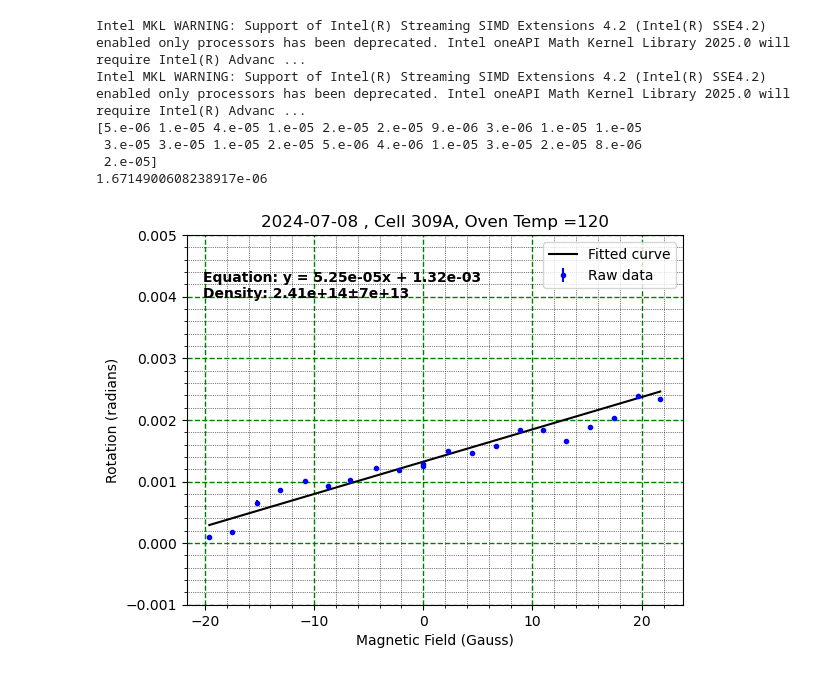
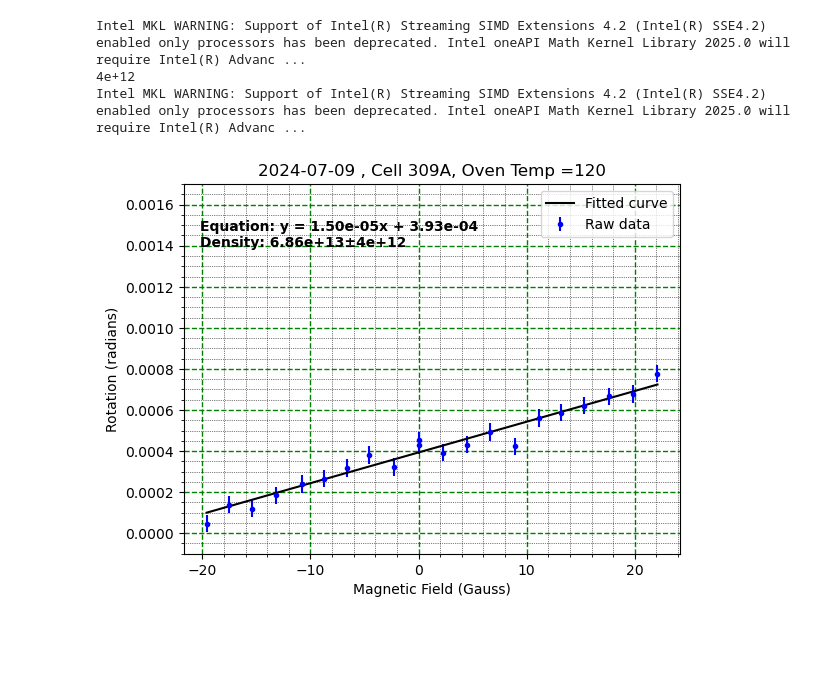
Before and after one commit to Saam-SEOP-Lab/alkali-density, a Jupyter notebook: DensityDataPlotter.ipynb, the cells around one changed output. Drawn from its saved outputs; the diff is of its cells as text; code cells hidden in the pictures; blank space fills up the shorter version.

```diff
--- a/DensityDataPlotter.ipynb
+++ b/DensityDataPlotter.ipynb
@@ -7,6 +7,8 @@
 #import all the things!!!
 #real python libraries
 import numpy as np
+
+
 #stuff I wrote
 import DataSet as ds
 import densityplots as den
@@ -17,7 +19,7 @@ import densityCalculations as calc
 
 
 #the date I want data for
-target_date_d = '08'
+target_date_d = '09'
 target_date_m = '07'
 target_date_y = '2024'
 
@@ -54,9 +56,9 @@ std_err = std_y/np.sqrt(len(ys))
 error_per_point = np.zeros(len(ys))
 
 for i in range(0, len(ys)):
-    error_per_point[i]=  abs(std_err)
+    error_per_point[i]=  std_err
 
-#analysis.plotdata.y_error = y_errs
+analysis.plotdata.y_error = error_per_point
 
 
 #error_per_point = analysis.get_y_error_vals()
@@ -86,39 +88,36 @@ def getFitVal(x):
 
 
 #set the plot settings
 plot_title = target_date + ' , Cell 309A, Oven Temp =120'
 x_label = 'Magnetic Field (Gauss)'
 y_label = 'Rotation (radians)'
 
-vert_min = -0.001
-vert_max = 0.005
+vert_min = -0.0001
+vert_max = 0.0017
 
 
 #approximate rubidium density so we can display it on the plot
 #now with estimated error value!
 density, err = analysis.rb_density_formatted()
 
-density_disp_val = str(density) + u"\u00B1" + str(err)
+density_disp_val = str(density) + u"\u00B1" + str(density_error)
 
-
+print(density_error)
 #set up the plot
 my_settings = ps.plotSettings(plot_title,
                               x_label ,
                               y_label ,
                               vert_min,
                               vert_max,
                               analysis.plotdata,
                               analysis.fitted_data,
                               analysis.chisqd,
                               analysis.equation,
                               density_disp_val)
 #plot the data with the settings specified
 den.better_plot(my_settings)
 # %% [output]
 Intel MKL WARNING: Support of Intel(R) Streaming SIMD Extensions 4.2 (Intel(R) SSE4.2) enabled only processors has been deprecated. Intel oneAPI Math Kernel Library 2025.0 will require Intel(R) Advanc ...
+4e+12
 Intel MKL WARNING: Support of Intel(R) Streaming SIMD Extensions 4.2 (Intel(R) SSE4.2) enabled only processors has been deprecated. Intel oneAPI Math Kernel Library 2025.0 will require Intel(R) Advanc ...
-[5.e-06 1.e-05 4.e-05 1.e-05 2.e-05 2.e-05 9.e-06 3.e-06 1.e-05 1.e-05
- 3.e-05 3.e-05 1.e-05 2.e-05 5.e-06 4.e-06 1.e-05 3.e-05 2.e-05 8.e-06
- 2.e-05]
-1.6714900608238917e-06
-[figure, old version]
+[figure, new version]
```
Also changed, not shown: 30 other files.
